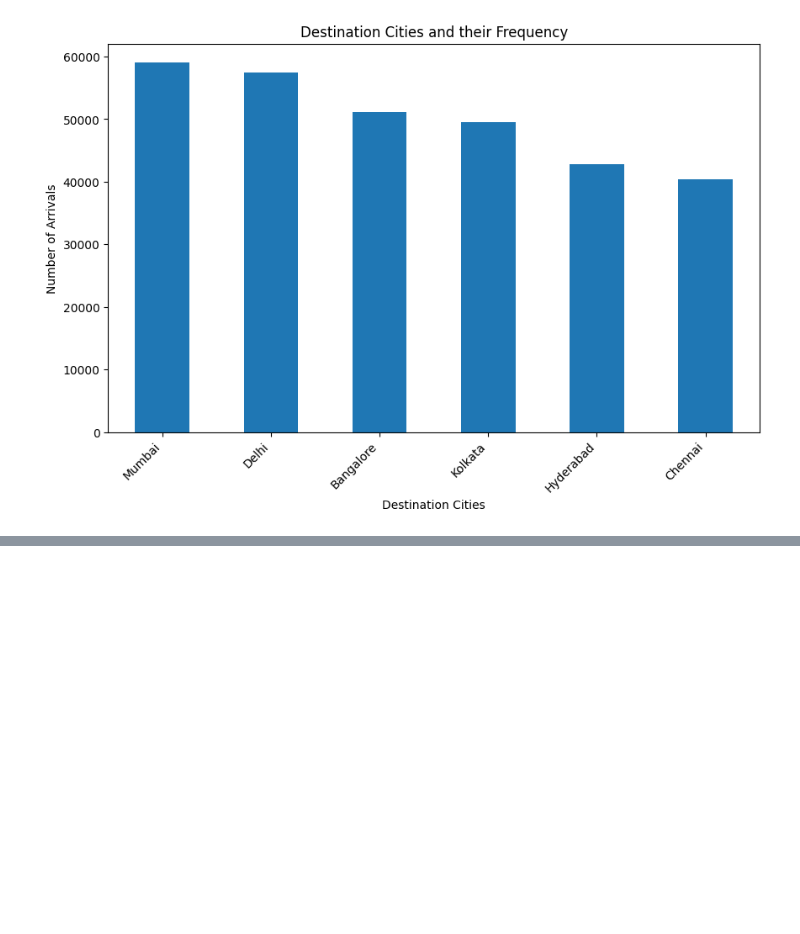
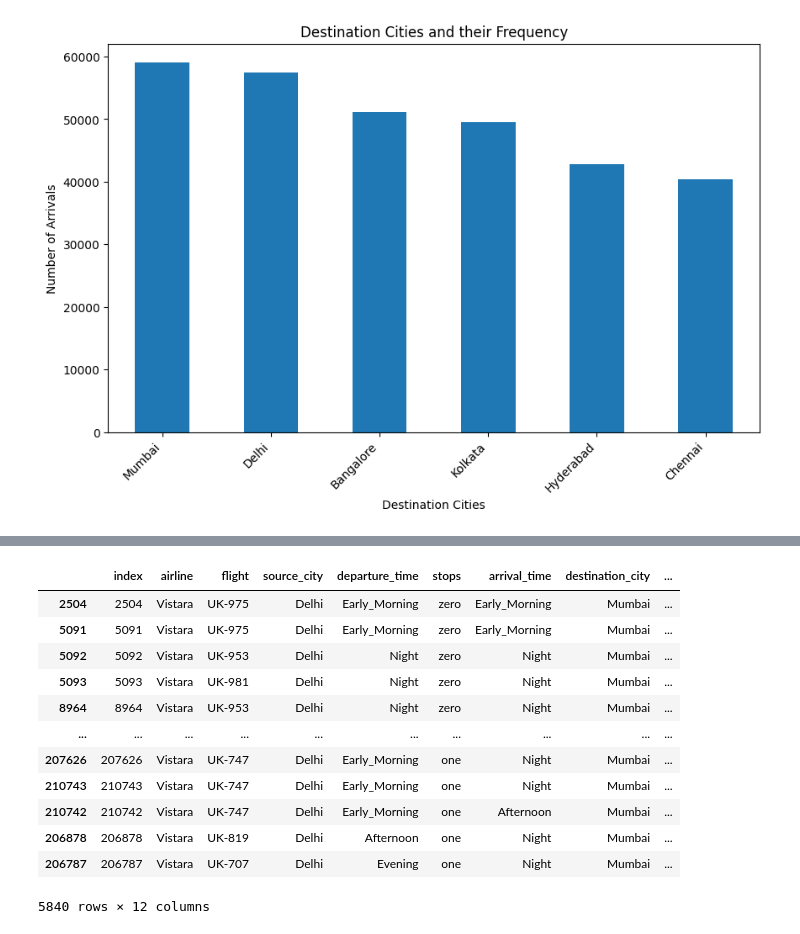
Before and after one commit to build-summer-2025/async-final-project-purple-Eric, a Jupyter notebook: final_project_example.ipynb, the cells around one changed output, grey strips where cells are left out. Drawn from its saved outputs; the diff is of its cells as text; code cells hidden in the pictures; blank space fills up the shorter version.

```diff
--- a/final_project_example.ipynb
+++ b/final_project_example.ipynb
@@ -89,0 +111,19 @@ plt.show()
+# %%
+#delhi_mumbai_flights.sort_values(by="price")
+indigo_df = delhi_mumbai_flights[delhi_mumbai_flights["airline"] == "Vistara"]
+indigo_sorted = indigo_df.sort_values(by="price")
+indigo_sorted
+# %% [output]
+|  | index | airline | flight | source_city | departure_time | stops | arrival_time | destination_city | ... |
+| 2504 | 2504 | Vistara | UK-975 | Delhi | Early_Morning | zero | Early_Morning | Mumbai | ... |
+| 5091 | 5091 | Vistara | UK-975 | Delhi | Early_Morning | zero | Early_Morning | Mumbai | ... |
+| 5092 | 5092 | Vistara | UK-953 | Delhi | Night | zero | Night | Mumbai | ... |
+| 5093 | 5093 | Vistara | UK-981 | Delhi | Night | zero | Night | Mumbai | ... |
+| 8964 | 8964 | Vistara | UK-953 | Delhi | Night | zero | Night | Mumbai | ... |
+| ... | ... | ... | ... | ... | ... | ... | ... | ... | ... |
+| 207626 | 207626 | Vistara | UK-747 | Delhi | Early_Morning | one | Night | Mumbai | ... |
+| 210743 | 210743 | Vistara | UK-747 | Delhi | Early_Morning | one | Night | Mumbai | ... |
+| 210742 | 210742 | Vistara | UK-747 | Delhi | Early_Morning | one | Afternoon | Mumbai | ... |
+| 206878 | 206878 | Vistara | UK-819 | Delhi | Afternoon | one | Night | Mumbai | ... |
+| 206787 | 206787 | Vistara | UK-707 | Delhi | Evening | one | Night | Mumbai | ... |
+5840 rows × 12 columns
```
Also changed, not shown: parts of 1 cell of this notebook, 2 other files.
